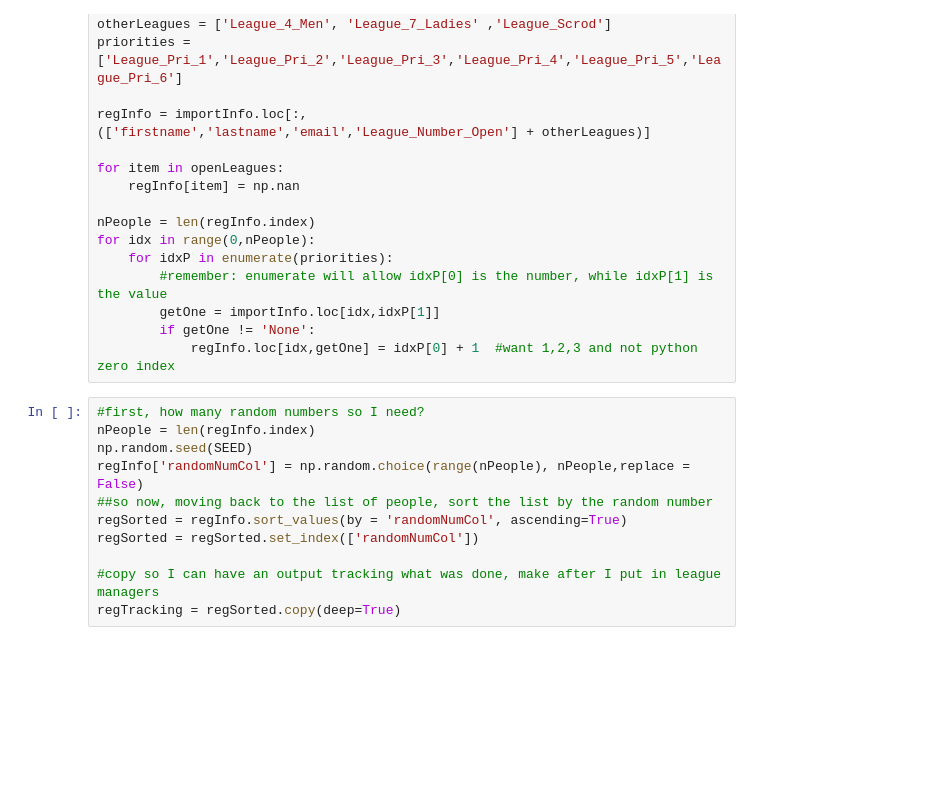
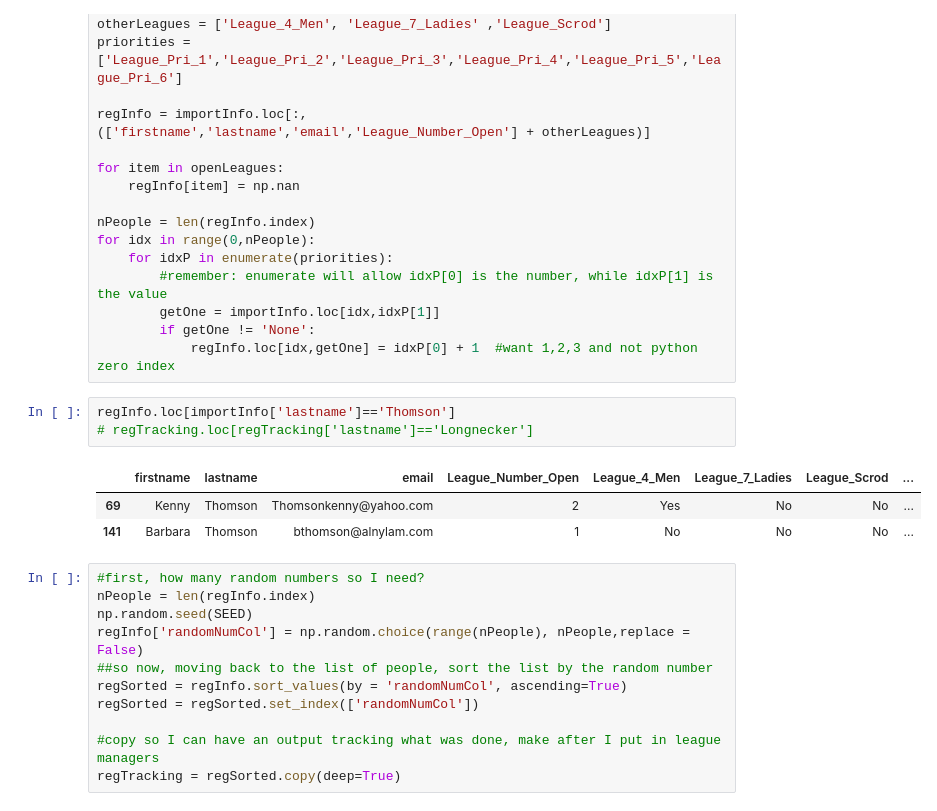
Before and after one commit to longnecker/leagues, a Jupyter notebook: sortRegistrations_byPeople.ipynb, the cells around one changed output. Drawn from its saved outputs; the diff is of its cells as text; blank space fills up the shorter version.

```diff
--- a/sortRegistrations_byPeople.ipynb
+++ b/sortRegistrations_byPeople.ipynb
@@ -110,6 +122,13 @@ for idx in range(0,nPeople):
         getOne = importInfo.loc[idx,idxP[1]]
         if getOne != 'None':
             regInfo.loc[idx,getOne] = idxP[0] + 1  #want 1,2,3 and not python zero index
+# %%
+regInfo.loc[importInfo['lastname']=='Thomson']
+# regTracking.loc[regTracking['lastname']=='Longnecker']
+# %% [output]
+|  | firstname | lastname | email | League_Number_Open | League_4_Men | League_7_Ladies | League_Scrod | ... |
+| 69 | Kenny | Thomson | Thomsonkenny@yahoo.com | 2 | Yes | No | No | ... |
+| 141 | Barbara | Thomson | bthomson@alnylam.com | 1 | No | No | No | ... |
 # %%
 #first, how many random numbers so I need?
 nPeople = len(regInfo.index)
```
Also changed, not shown: parts of 21 cells of this notebook.
